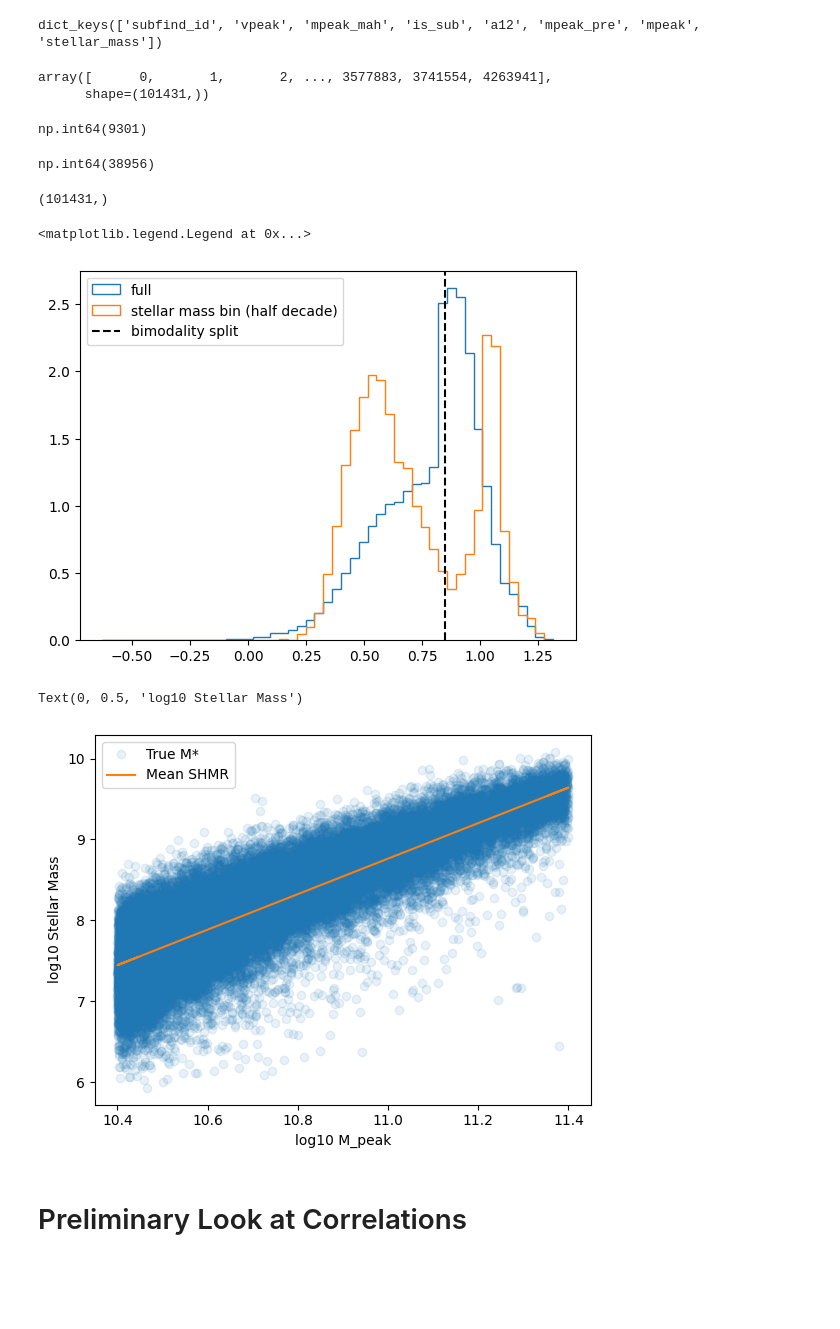
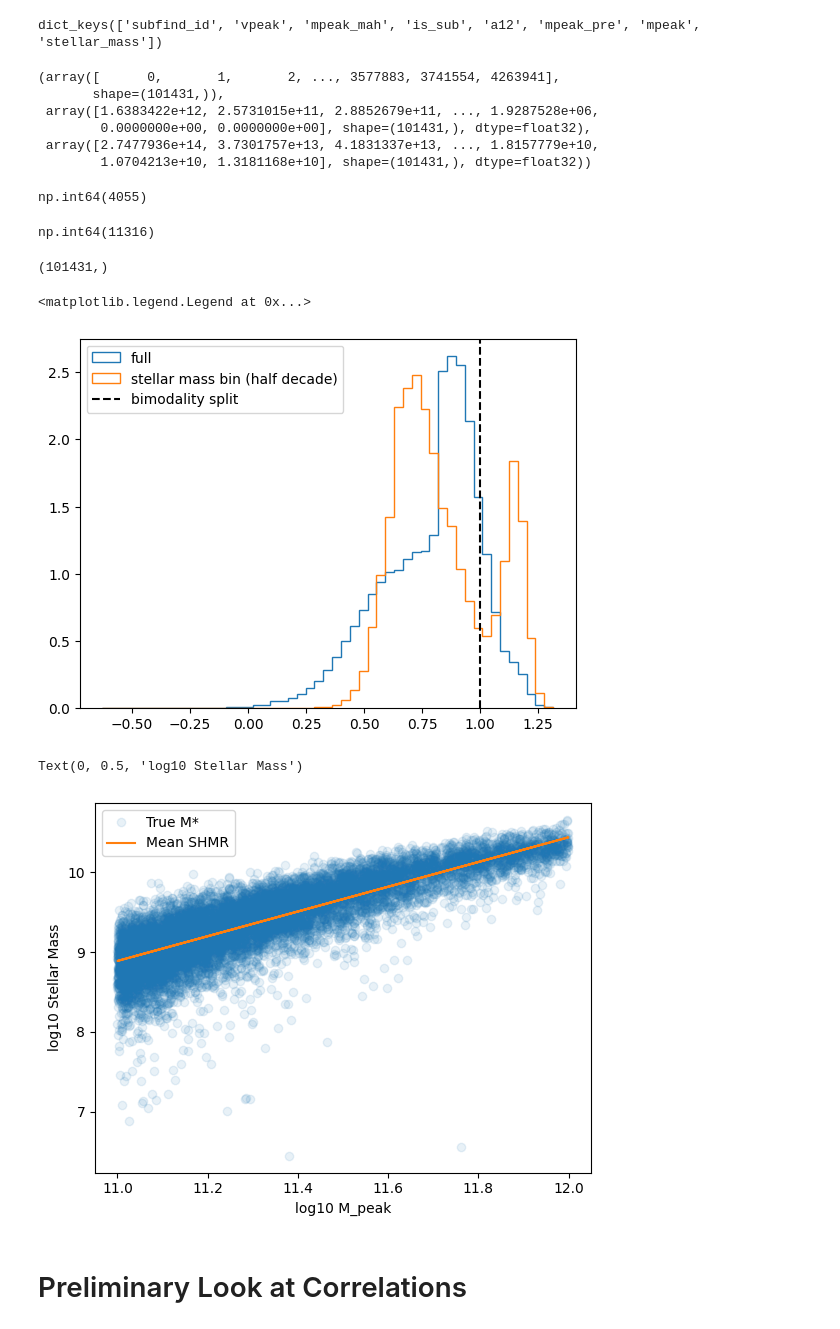
Before and after one commit to ismael-mendoza/multicam-tng-mah, a Jupyter notebook: notebooks/current/2025-11-10 MultiCAM clustering application draft.ipynb, the cells around one changed output. Drawn from its saved outputs; the diff is of its cells as text; code cells hidden in the pictures; blank space fills up the shorter version.

```diff
--- a/notebooks/current/2025-11-10 MultiCAM clustering application draft.ipynb
+++ b/notebooks/current/2025-11-10 MultiCAM clustering application draft.ipynb
@@ -31,29 +41,34 @@ _sort_mask = np.argsort(hydro_data['subfind_id'])
 for k in hydro_data:
     hydro_data[k] = hydro_data[k][_sort_mask]
 # %%
-hydro_data['subfind_id']
+hydro_data['subfind_id'], hydro_data['stellar_mass'], hydro_data['mpeak']
 # %% [output]
-array([      0,       1,       2, ..., 3577883, 3741554, 4263941],
-      shape=(101431,))
+(array([      0,       1,       2, ..., 3577883, 3741554, 4263941],
+       shape=(101431,)),
+ array([1.6383422e+12, 2.5731015e+11, 2.8852679e+11, ..., 1.9287528e+06,
+        0.0000000e+00, 0.0000000e+00], shape=(101431,), dtype=float32),
+ array([2.7477936e+14, 3.7301757e+13, 4.1831337e+13, ..., 1.8157779e+10,
+        1.0704213e+10, 1.3181168e+10], shape=(101431,), dtype=float32))
 # %%
 # define stellar mass bin to be used throughout
 
-stellar_mass_bin = (8.2, 8.7) # log10 Msun units
+stellar_mass_bin = (9.5, 10.2 ) # log10 Msun / h units
 cond1 = hydro_data['stellar_mass'] > 10**stellar_mass_bin[0]
 cond2 = hydro_data['stellar_mass'] < 10**stellar_mass_bin[1]
 stellar_mask = cond1 & cond2
 sum(stellar_mask)
 # %% [output]
-np.int64(9301)
+np.int64(4055)
 # %%
 # see notebook "2025-11-10 Mass bin MultiCAM Trying Mpeak"
-mpeak_mass_bin = (10.4, 11.4) # log10 Msun units
+mpeak_mass_bin = (11, 12) # log10 Msun / h units
 
 mpeak = np.log10(hydro_data['mpeak']) # min = 1e10
 left_cond = mpeak > mpeak_mass_bin[0]
 right_cond = mpeak < mpeak_mass_bin[1]
-star_cond =hydro_data['stellar_mass'] > 0
+# star_cond =hydro_data['stellar_mass'] > 0
+star_cond = hydro_data['stellar_mass'] > np.log10(1.4e6 * 100 * TNG_H)
 mpeak_mask = left_cond & right_cond & star_cond
 sum(mpeak_mask)
 # %% [output]
-np.int64(38956)
+np.int64(11316)
@@ -74,28 +87,28 @@ _, bins, _ = plt.hist(gi_color, bins=51, density=True, histtype='step', label='f
 plt.hist(gi_color[stellar_mask], bins=bins, density=True,
          histtype='step', label='stellar mass bin (half decade)');
 
-plt.axvline(0.85, c='k', ls='--', label='bimodality split')
+plt.axvline(1.0, c='k', ls='--', label='bimodality split')
 plt.legend()
 # %% [output]
 <matplotlib.legend.Legend at 0x...>
-[figure, old version]
+[figure, new version]
 # %%
 # get deviation from mean SHMR and check that it looks correct
 _smass = np.log10(hydro_data['stellar_mass'][mpeak_mask])
 _mpeak =  mpeak[mpeak_mask] # already log10
 
-mstar_dev, (m, b) = get_msmhmr(_smass,_mpeak, n_bins=21, mass_bin=mpeak_mass_bin)
+mstar_dev, (m, b) = get_msmhmr(_smass,_mpeak, n_bins=11, mass_bin=mpeak_mass_bin)
 
 _y_pred = np.log10(10 ** (m * _mpeak + b) * 10**_mpeak)
 plt.plot(_mpeak, _smass, 'o', alpha=0.1, label='True M*')
 plt.plot(_mpeak, _y_pred, '-', label="Mean SHMR")
 plt.legend()
 
 plt.xlabel("log10 M_peak")
 plt.ylabel("log10 Stellar Mass")
 # %% [output]
 Text(0, 0.5, 'log10 Stellar Mass')
-[figure, old version]
+[figure, new version]
 # %%
 # get snapshot redshifts and scales
 import pandas as pd
```
Also changed, not shown: parts of 28 cells of this notebook.
